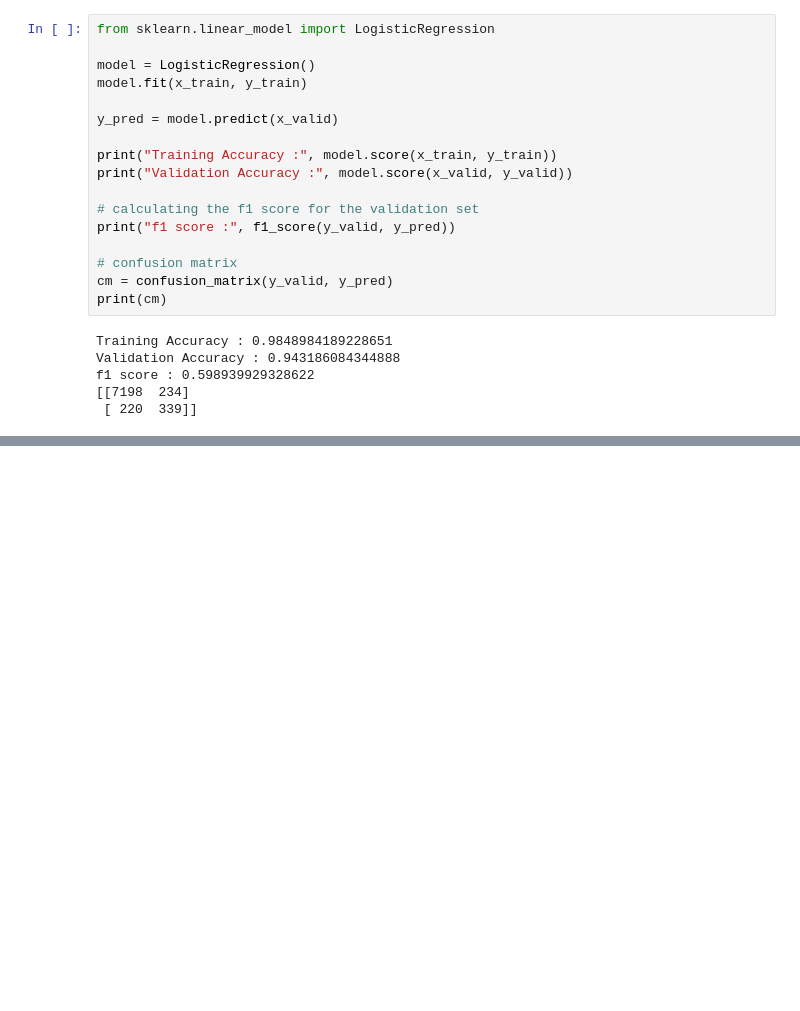
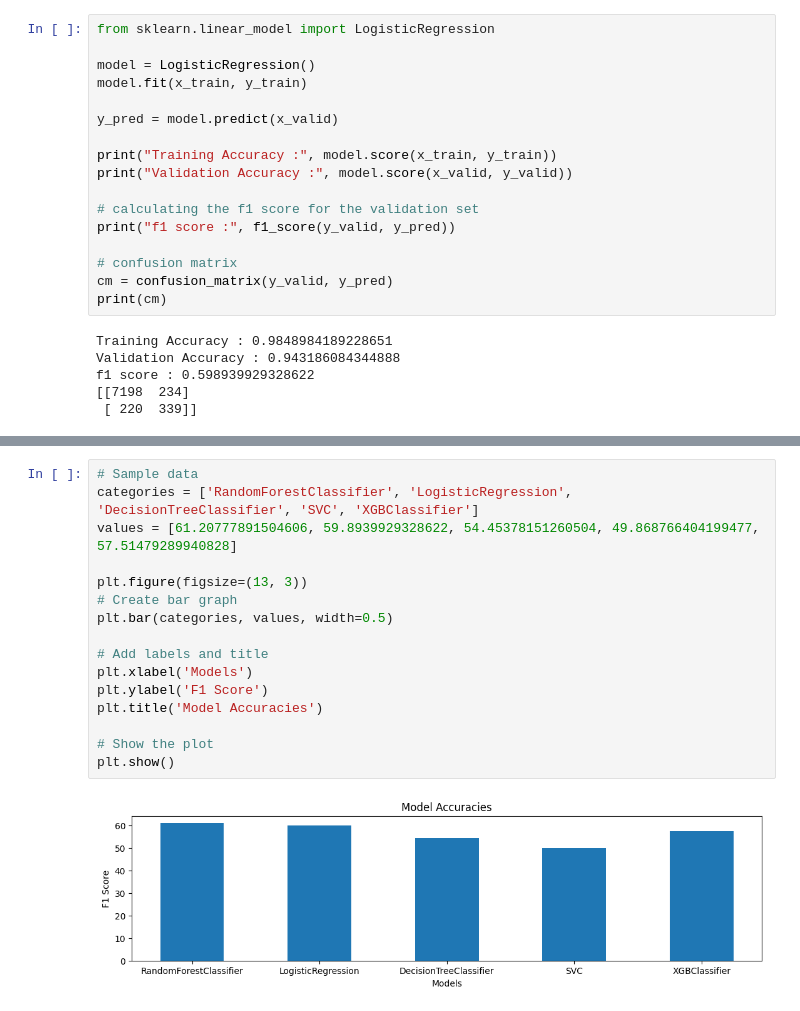
Before and after one commit to SonuAlex/Sentiment-Analysis, a Jupyter notebook: Twitter_Sentiment.ipynb, the cells around one changed output, grey strips where cells are left out. Saved outputs shown, nothing was run; the diff lists cells and outputs as text; blank space fills up the shorter version.

```diff
--- a/Twitter_Sentiment.ipynb
+++ b/Twitter_Sentiment.ipynb
@@ -534,0 +549,18 @@ print(cm)
+# %%
+# Sample data
+categories = ['RandomForestClassifier', 'LogisticRegression', 'DecisionTreeClassifier', 'SVC', 'XGBClassifier']
+values = [61.20777891504606, 59.8939929328622, 54.45378151260504, 49.868766404199477, 57.51479289940828]
+
+plt.figure(figsize=(13, 3))
+# Create bar graph
+plt.bar(categories, values, width=0.5)
+
+# Add labels and title
+plt.xlabel('Models')
+plt.ylabel('F1 Score')
+plt.title('Model Accuracies')
+
+# Show the plot
+plt.show()
+# %% [output]
+[figure, added]
```
Also changed, not shown: parts of 12 cells of this notebook.
